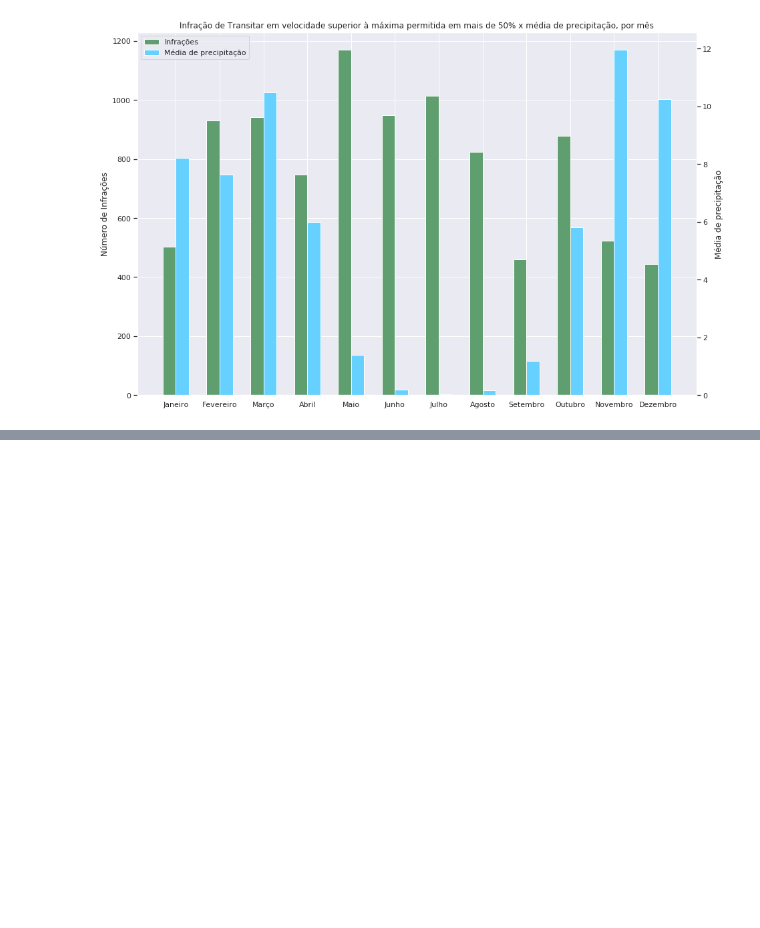
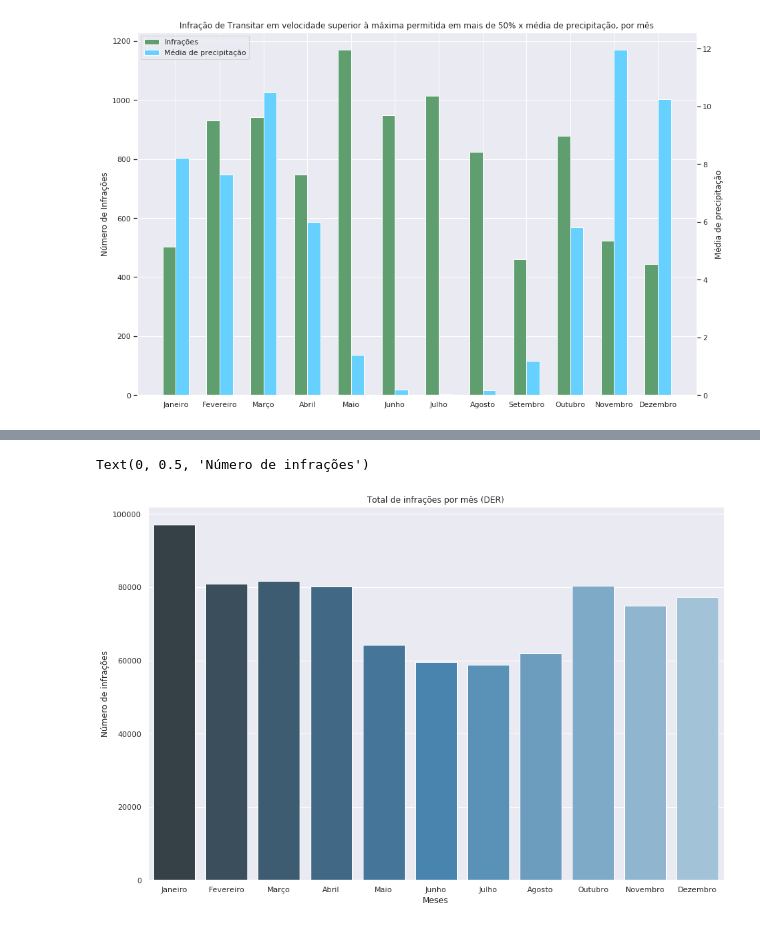
Before and after one commit to IagoCarvalho/tcc_scripts, a Jupyter notebook: QP02-Analysis.ipynb, the cells around one changed output, grey strips where cells are left out. Drawn from its saved outputs; the diff is of its cells as text; code cells hidden in the pictures; blank space fills up the shorter version.

Commit message:
Adding markdowns and graphs.

```diff
--- a/QP02-Analysis.ipynb
+++ b/QP02-Analysis.ipynb
@@ -718,0 +725,22 @@ for i in range(0, 3):
+# %%
+df_infracoes_der_2018_2019.drop(['tipo_infrator', 'tipo_veiculo', 'auinf_local_rodovia', 'auinf_local_km', 'auinf_local_referencia', 'auinf_local_complemento', 'auinf_local_latitude', 'auinf_local_longitude'], inplace=True, axis=1)
+# %%
+df_infracoes_der_2018_2019.descricao = df_infracoes_der_2018_2019.descricao.str.strip()
+df_infracoes_der_2018_2019['cometimento'] = pd.to_datetime(df_infracoes_der_2018_2019['cometimento'], dayfirst=True)
+df_infracoes_der_2018_2019['mes'] = df_infracoes_der_2018_2019['cometimento'].dt.month
+df_infracoes_der_2018_2019['ano'] = df_infracoes_der_2018_2019['cometimento'].dt.year
+
+infracoes_der = df_infracoes_der_2018_2019.groupby('mes').count().reset_index()
+infracoes_der = infracoes_der[['mes', 'tipo_infracao']]
+
+infracoes_der['mes'] = infracoes_der['mes'].replace(dict_meses)
+sns.barplot(x = infracoes_der['mes'],
+            y = infracoes_der['tipo_infracao'],
+            data = infracoes_der,
+            palette = "Blues_d")
+plt.title("Total de infrações por mês (DER)")
+plt.xlabel("Meses")
+plt.ylabel("Número de infrações")
+# %% [output]
+Text(0, 0.5, 'Número de infrações')
+[figure, added]
```
Also changed, not shown: parts of 7 cells of this notebook.
